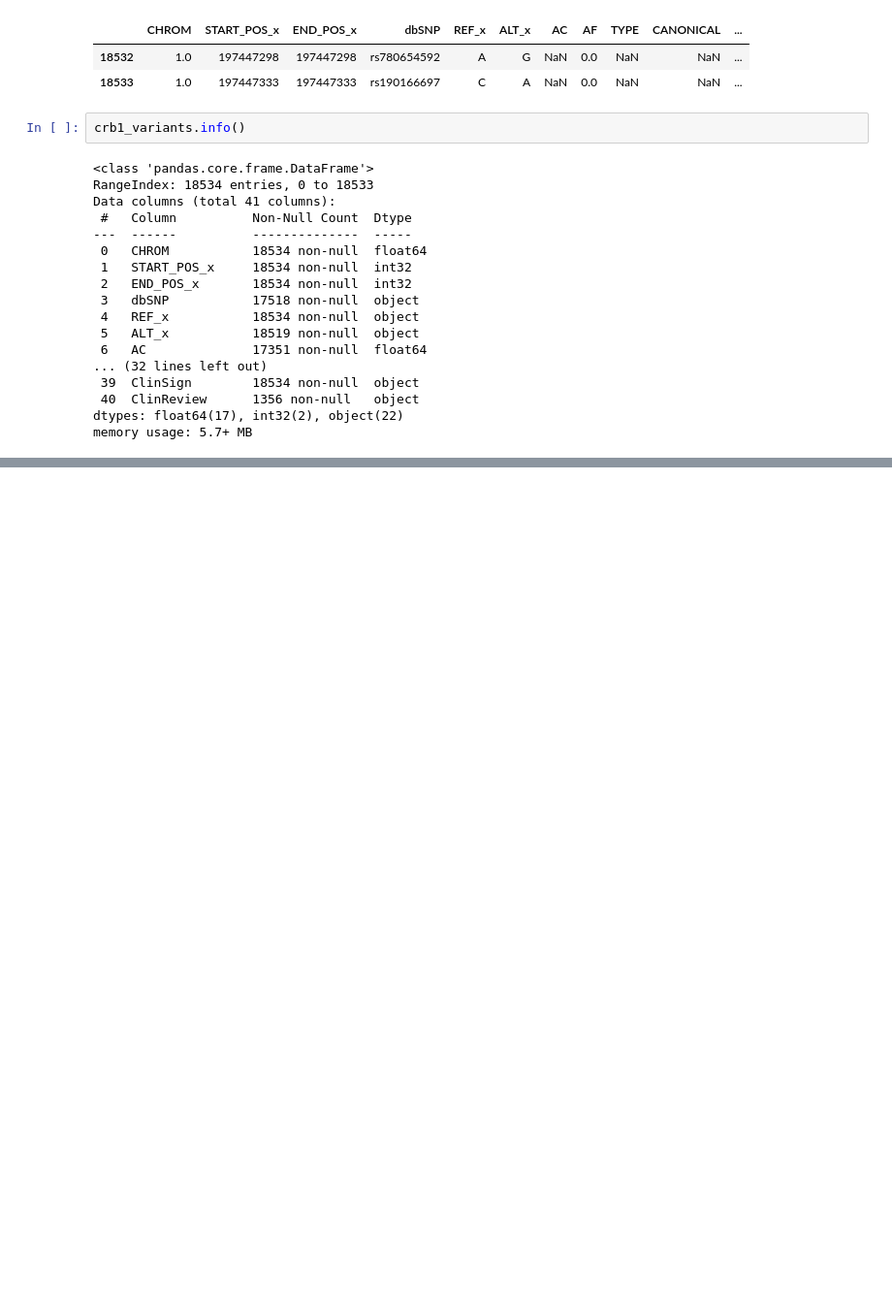
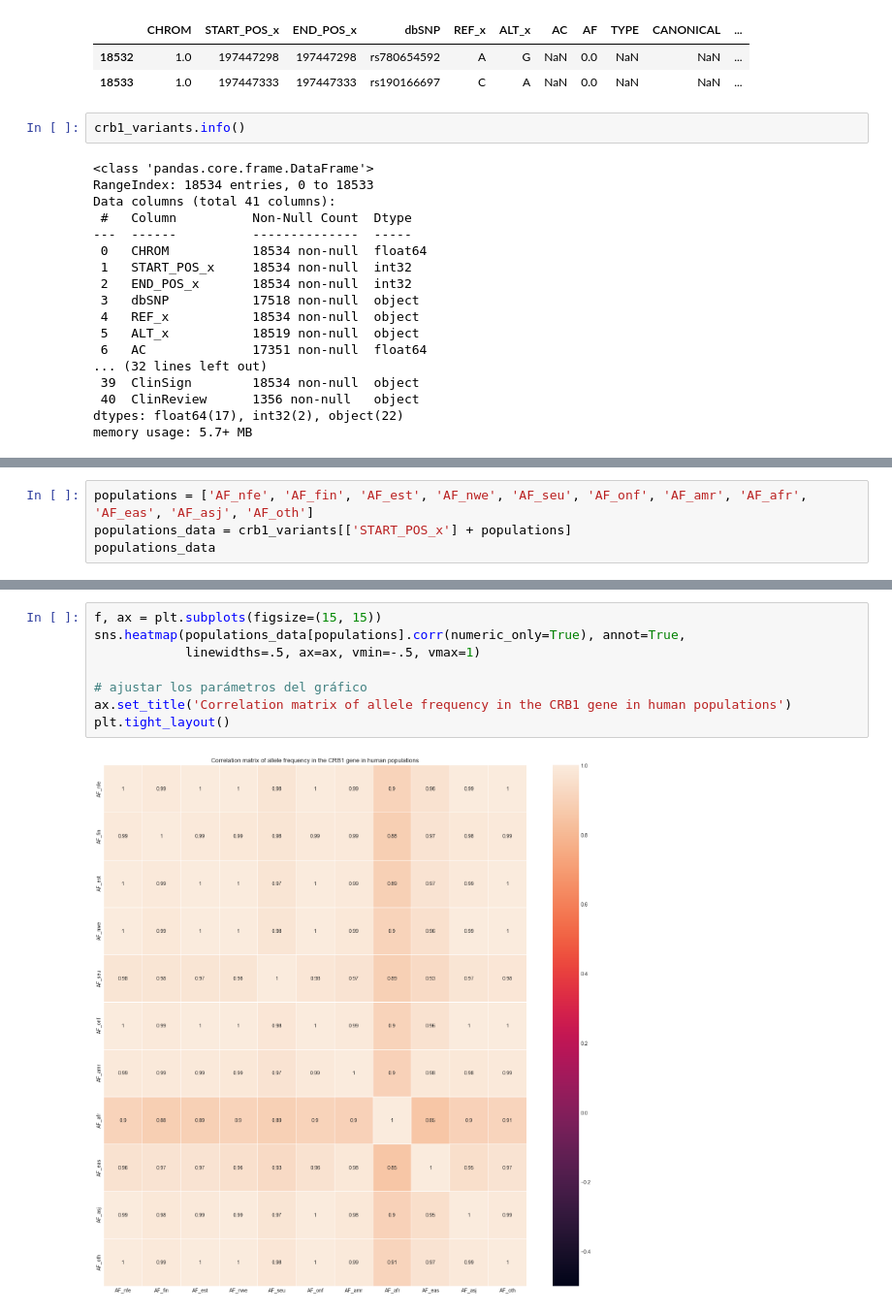
Before and after one commit to crodilla/Data_Analyst, a Jupyter notebook: EDA/GnomAD/gnomad.ipynb, the cells around one changed output, grey strips where cells are left out. Shown at 97% size. Saved outputs shown, nothing was run; the diff lists cells and outputs as text; blank space fills up the shorter version.

```diff
--- a/EDA/GnomAD/gnomad.ipynb
+++ b/EDA/GnomAD/gnomad.ipynb
@@ -482,0 +304,4 @@ memory usage: 5.7+ MB
+# %%
+populations = ['AF_nfe', 'AF_fin', 'AF_est', 'AF_nwe', 'AF_seu', 'AF_onf', 'AF_amr', 'AF_afr', 'AF_eas', 'AF_asj', 'AF_oth']
+populations_data = crb1_variants[['START_POS_x'] + populations]
+populations_data
@@ -482,0 +322,10 @@ memory usage: 5.7+ MB
+# %%
+f, ax = plt.subplots(figsize=(15, 15))
+sns.heatmap(populations_data[populations].corr(numeric_only=True), annot=True,
+            linewidths=.5, ax=ax, vmin=-.5, vmax=1)
+
+# ajustar los parámetros del gráfico
+ax.set_title('Correlation matrix of allele frequency in the CRB1 gene in human populations')
+plt.tight_layout()
+# %% [output]
+[figure, added]
```
Also changed, not shown: parts of 51 cells of this notebook, 3 other files.
